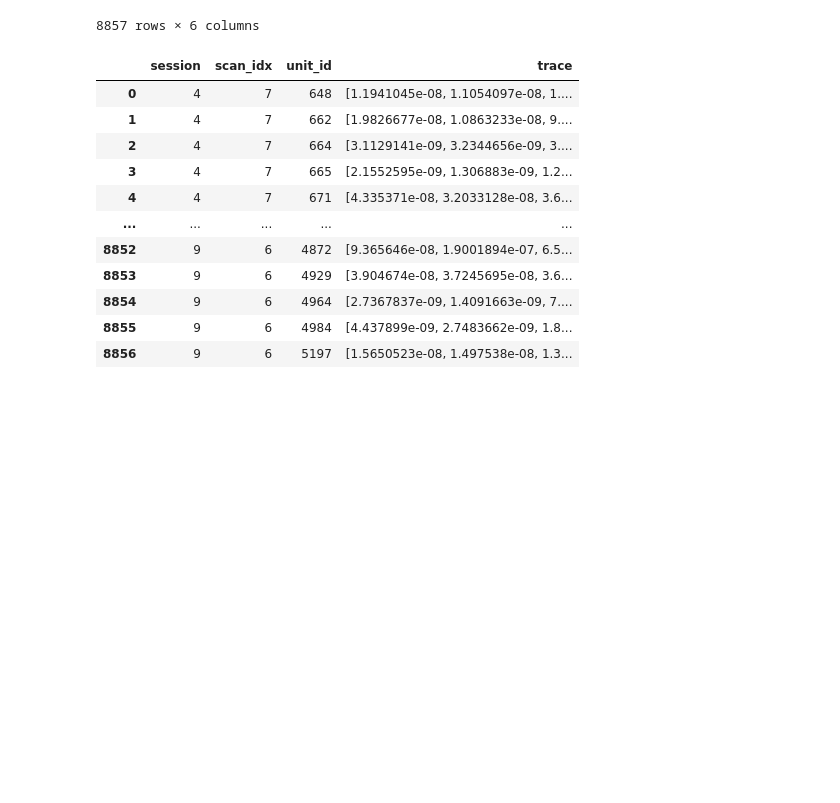
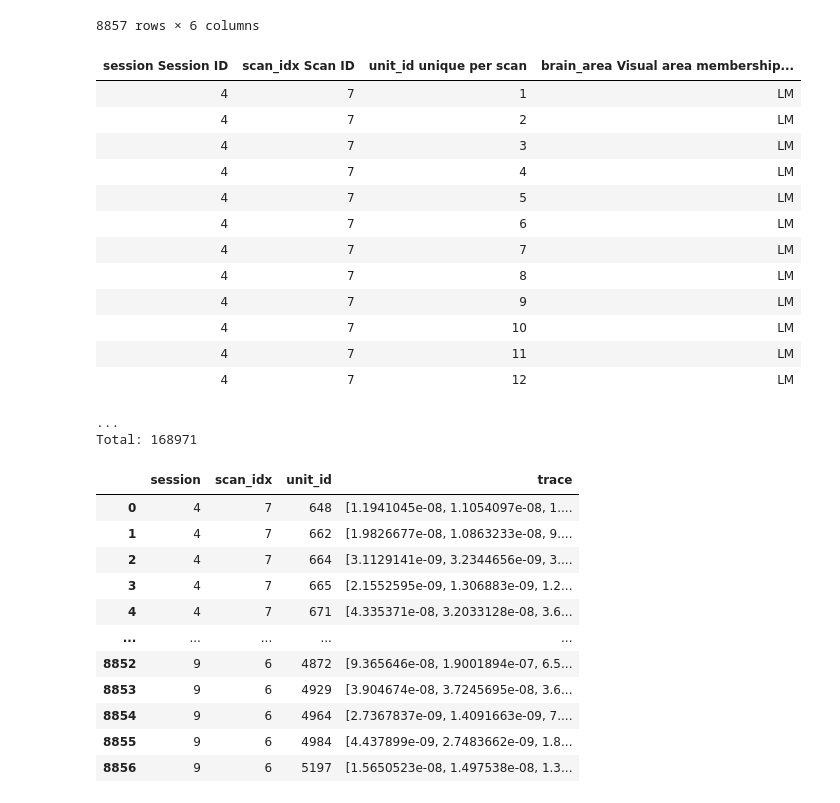
Before and after one commit to darioliscai/microns_phase3_nda, a Jupyter notebook: my_tests/tests.ipynb, the cells around one changed output. Saved outputs shown, nothing was run; the diff lists cells and outputs as text; code cells hidden in the pictures; blank space fills up the shorter version.

```diff
--- a/my_tests/tests.ipynb
+++ b/my_tests/tests.ipynb
@@ -25,6 +26,24 @@ cell_id
 | 8855 | 864691135082076407 | 8 | 5 | 1859 | L2/3 | V1 |
 | 8856 | 864691136039730942 | 6 | 4 | 1606 | L2/3 | V1 |
 8857 rows × 6 columns
+# %%
+nda.AreaMembership()
+# %% [output]
+| session Session ID | scan_idx Scan ID | unit_id unique per scan | brain_area Visual area membership... |
+| 4 | 7 | 1 | LM |
+| 4 | 7 | 2 | LM |
+| 4 | 7 | 3 | LM |
+| 4 | 7 | 4 | LM |
+| 4 | 7 | 5 | LM |
+| 4 | 7 | 6 | LM |
+| 4 | 7 | 7 | LM |
+| 4 | 7 | 8 | LM |
+| 4 | 7 | 9 | LM |
+| 4 | 7 | 10 | LM |
+| 4 | 7 | 11 | LM |
+| 4 | 7 | 12 | LM |
+...
+Total: 168971
 # %%
 #Loading activity data
 #Generating list of dictionary with keys for all our cells so that we can subset nda.Activity
```
Also changed, not shown: parts of 3 cells of this notebook, 14 other files.
